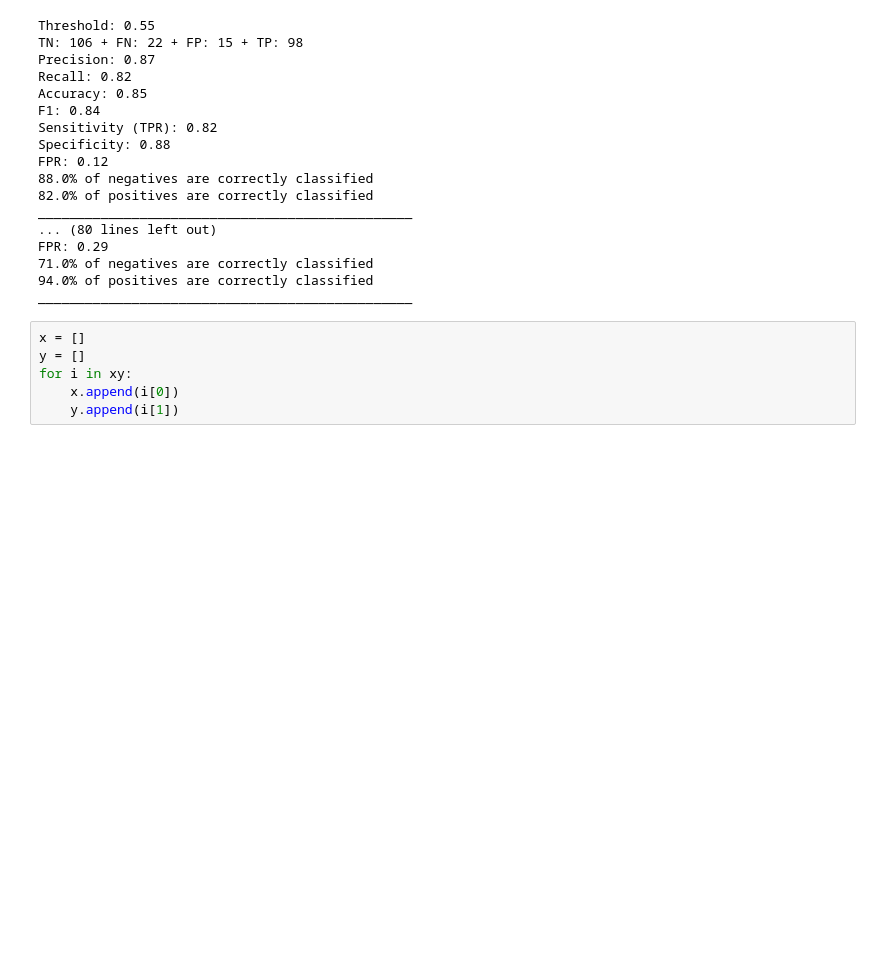
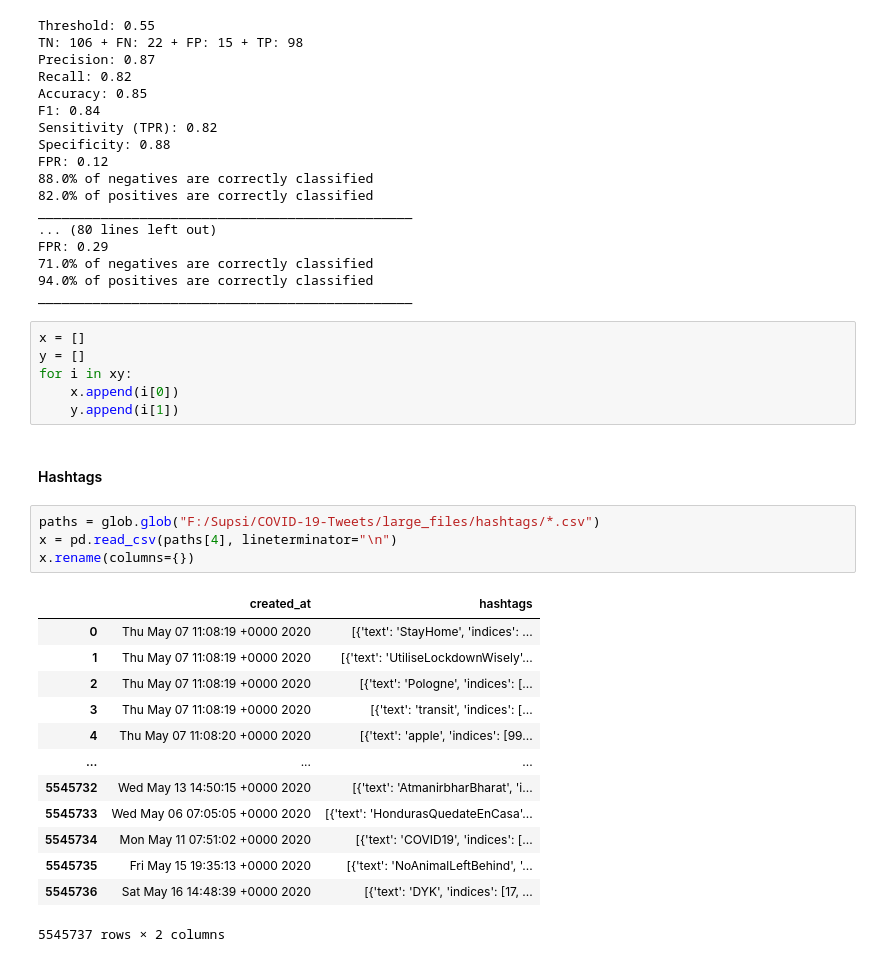
Before and after one commit to gi-ux/BachelorProject, a Jupyter notebook: notebook/misc/Process_Tweets.ipynb, the cells around one changed output. Cells and saved outputs as stored; diff of their text form; blank space fills up the shorter version.

```diff
--- a/notebook/misc/Process_Tweets.ipynb
+++ b/notebook/misc/Process_Tweets.ipynb
@@ -642,3 +650,23 @@ y = []
 for i in xy:
     x.append(i[0])
     y.append(i[1])
+# %% [markdown]
+#### Hashtags
+# %%
+paths = glob.glob("F:/Supsi/COVID-19-Tweets/large_files/hashtags/*.csv")
+x = pd.read_csv(paths[4], lineterminator="\n")
+x.rename(columns={})
+# %% [output]
+|  | created_at | hashtags |
+| 0 | Thu May 07 11:08:19 +0000 2020 | [{'text': 'StayHome', 'indices': ... |
+| 1 | Thu May 07 11:08:19 +0000 2020 | [{'text': 'UtiliseLockdownWisely'... |
+| 2 | Thu May 07 11:08:19 +0000 2020 | [{'text': 'Pologne', 'indices': [... |
+| 3 | Thu May 07 11:08:19 +0000 2020 | [{'text': 'transit', 'indices': [... |
+| 4 | Thu May 07 11:08:20 +0000 2020 | [{'text': 'apple', 'indices': [99... |
+| ... | ... | ... |
+| 5545732 | Wed May 13 14:50:15 +0000 2020 | [{'text': 'AtmanirbharBharat', 'i... |
+| 5545733 | Wed May 06 07:05:05 +0000 2020 | [{'text': 'HondurasQuedateEnCasa'... |
+| 5545734 | Mon May 11 07:51:02 +0000 2020 | [{'text': 'COVID19', 'indices': [... |
+| 5545735 | Fri May 15 19:35:13 +0000 2020 | [{'text': 'NoAnimalLeftBehind', '... |
+| 5545736 | Sat May 16 14:48:39 +0000 2020 | [{'text': 'DYK', 'indices': [17, ... |
+5545737 rows × 2 columns
```
Also changed, not shown: parts of 11 cells of this notebook, 4 other files.
